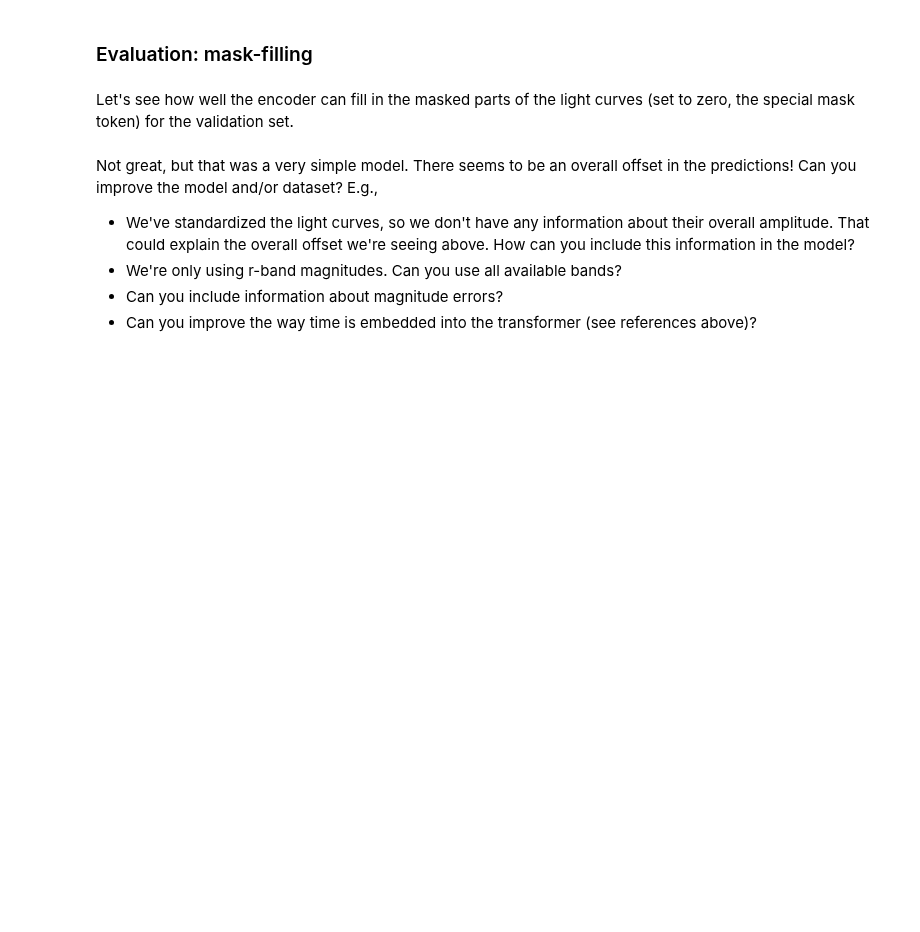
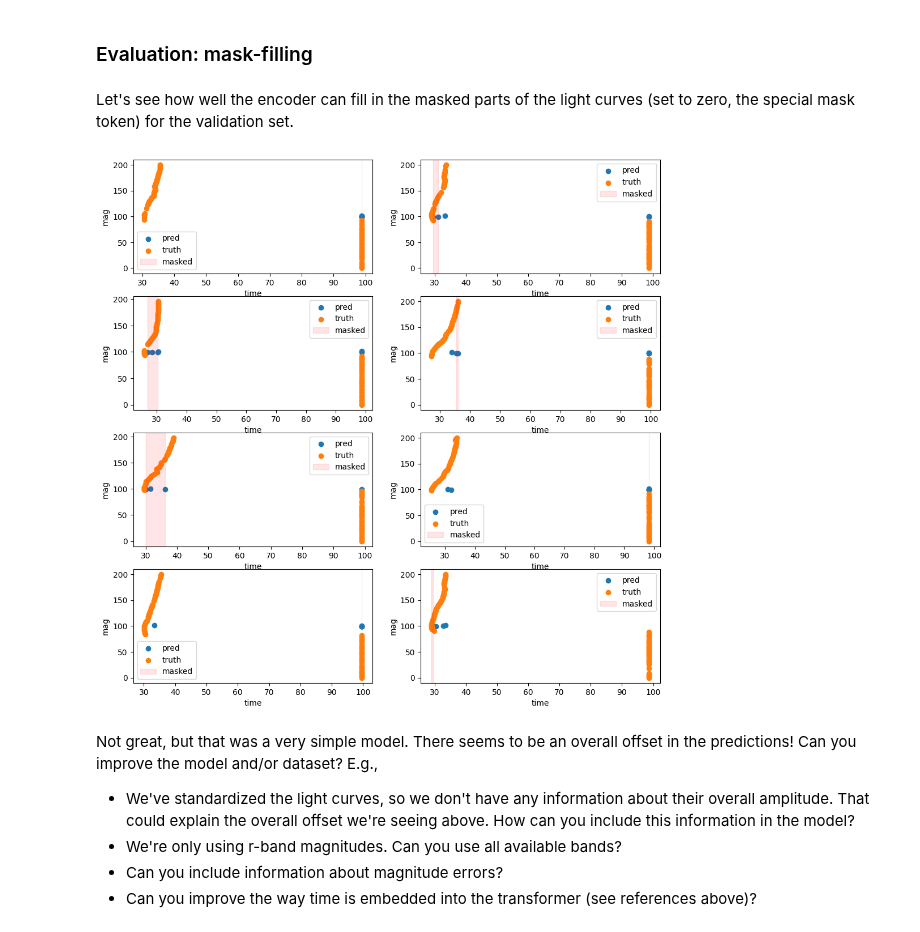
Before and after one commit to ThomasHelfer/multimodal-supernovae, a Jupyter notebook: pretraining.ipynb, the cells around one changed output. Drawn from its saved outputs; the diff is of its cells as text; code cells hidden in the pictures; blank space fills up the shorter version.

```diff
--- a/pretraining.ipynb
+++ b/pretraining.ipynb
@@ -298,7 +178,16 @@ def get_random_mask(padding_mask, f_mask=0.15):
     mask_pred = torch.ones_like(padding_mask)
     for i in range(padding_mask.shape[0]):
         n_obs = padding_mask[i].sum().item()
-        n_obs_to_keep = int(n_obs * f_mask)
+        n_obs_to_mask = int(n_obs * f_mask)
+
+        inds_padding = torch.where(padding_mask[i] == True)[0]
+        inds_perm = torch.randperm(len(inds_padding))
+        inds_to_keep = inds_padding[inds_perm[n_obs_to_mask:]]
+        inds_pred = inds_padding[inds_perm[:n_obs_to_mask]]
+
+        mask[i, inds_to_keep] = False
+        mask_pred[i, inds_pred] = False
+        '''
         start = torch.randint(0, n_obs - n_obs_to_keep + 1, (1,)).item()
         end = start + n_obs_to_keep
 
@@ -311,6 +200,7 @@ def get_random_mask(padding_mask, f_mask=0.15):
         mask_pred[i, :start] = False
         mask_pred[i, start:end] = True
         mask_pred[i, n_obs:] = False
+        '''
 
     return mask, mask_pred
 
@@ -318,7 +208,7 @@ def get_random_mask(padding_mask, f_mask=0.15):
 
 f_mask = 0.15
 
-mask_test = mask[1244:]
+mask_test = mask[3:]
 mask_in, mask_pred = get_random_mask(mask_test, f_mask=f_mask)  # Mask out 15% of observations
 # %%
 # Function to plot a mask
@@ -372,7 +262,7 @@ class MaskedLightCurveEncoder(pl.LightningModule):
         mask_in, mask_pred = get_random_mask(padding_mask, f_mask=f_mask)
         x_masked = x.clone()
         x_masked[~mask_in] = 0
-        x_pred = self(x_masked, t, mask=padding_mask)[..., 0]
+        x_pred = self(x_masked, t, mask=padding_mask)#[..., 0]
         return x[mask_pred], x_pred[mask_pred]
 
     def training_step(self, batch, batch_idx):
@@ -389,17 +279,17 @@ class MaskedLightCurveEncoder(pl.LightningModule):
         self.log("val_loss", loss, on_epoch=True, on_step=False, prog_bar=True,)
         return loss
 # %%
-mlce = MaskedLightCurveEncoder(f_mask=0.15, lr=6e-4, transformer_kwargs={"n_out":1, "emb":256, "heads":4, "depth":12, "dropout":0.02})
+mlce = MaskedLightCurveEncoder(f_mask=0.15, lr=6e-4, transformer_kwargs={"n_out":len(datas[0]), "emb":256, "heads":4, "depth":12, "dropout":0.02})
 # %%
 from torch.utils.data import TensorDataset, DataLoader, random_split
 
 val_fraction = 0.05
 batch_size = 64
-n_samples_val = int(val_fraction * mag.shape[0])
+n_samples_val = int(val_fraction * len(dataset))
 
-dataset = TensorDataset(mag, time, mask)
+#dataset = TensorDataset(mag, time, mask)
 
-dataset_train, dataset_val = random_split(dataset, [mag.shape[0] - n_samples_val, n_samples_val])
+dataset_train, dataset_val = random_split(dataset, [len(dataset) - n_samples_val, n_samples_val])
 train_loader = DataLoader(dataset_train, batch_size=batch_size, num_workers=8, pin_memory=True, shuffle=True)
 val_loader = DataLoader(dataset_val, batch_size=batch_size, num_workers=8, pin_memory=True, shuffle=False)
 # %%
@@ -416,35 +322,37 @@ mag_test, time_test, mask_test = next(iter(val_loader))
 # %%
 fig, ax = plt.subplots(4, 2, figsize=(12, 12))
 
 for i in range(4):
     for j in range(2):
         ii = i * 2 + j
 
         fill_min, fill_max = 2, 7  # Mask out observations from fill_min to fill_max
         mask_tofill = mask_test[ii:ii + 1].clone()
         mask_tofill[:, fill_min:fill_max + 1] = False
 
         # Remove zero-padded, masked out elements
         mag_truth = mag_test[ii:ii + 1].clone()[mask_test[ii:ii + 1]]
         mag_test_in = mag_test[ii:ii + 1].clone()[mask_test[ii:ii + 1]]
         time_test_in = time_test[ii:ii + 1].clone()[mask_test[ii:ii + 1]]
 
         mag_test_in[fill_min:fill_max + 1] = 0
 
-        mag_pred = mlce(mag_test_in[None, ...], time_test_in[None, ...],)[0, :, 0].detach().numpy()[fill_min:fill_max + 1]
+        mag_pred = mlce(mag_test_in[None, ...], time_test_in[None, ...], mask_test[ii:ii+1])[0].detach().numpy()[fill_min:fill_max + 1]
 
-        ax[i, j].plot(time_test_in[fill_min:fill_max + 1], mag_pred, label='pred')
-        ax[i, j].plot(time_test_in, mag_truth, label='truth')
+        ax[i, j].scatter(time_test_in[fill_min:fill_max + 1], mag_pred, label='pred')
+        ax[i, j].scatter(time_test_in, mag_truth, label='truth')
 
         # Mark the masked observations; if fill_[min/max] is bigger than the number of observations, make it the length of the observations
         fill_min = min(fill_min, len(time_test_in) - 1)
         fill_max = min(fill_max, len(time_test_in) - 1)
 
         ax[i, j].axvspan(time_test_in[fill_min], time_test_in[fill_max], alpha=0.1, color='red', label='masked')
         ax[i, j].legend()
 
         ax[i, j].set_xlabel('time')
         ax[i, j].set_ylabel('mag')
+# %% [output]
+[figure, added]
 # %% [markdown]
 Not great, but that was a very simple model. There seems to be an overall offset in the predictions! Can you improve the model and/or dataset? E.g.,
 - We've standardized the light curves, so we don't have any information about their overall amplitude. That could explain the overall offset we're seeing above. How can you include this information in the model?
```
Also changed, not shown: parts of 14 cells of this notebook.
